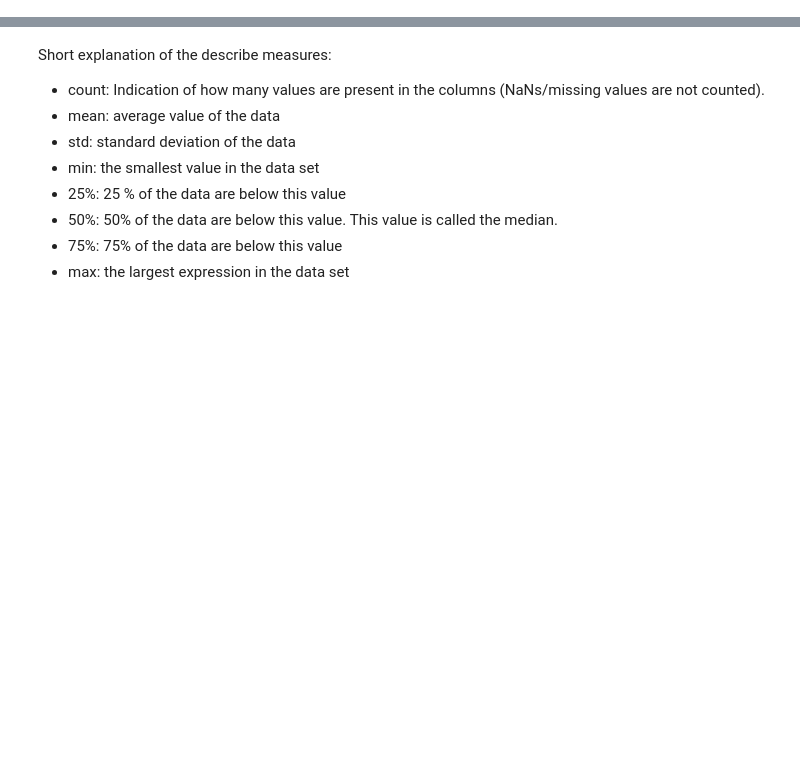
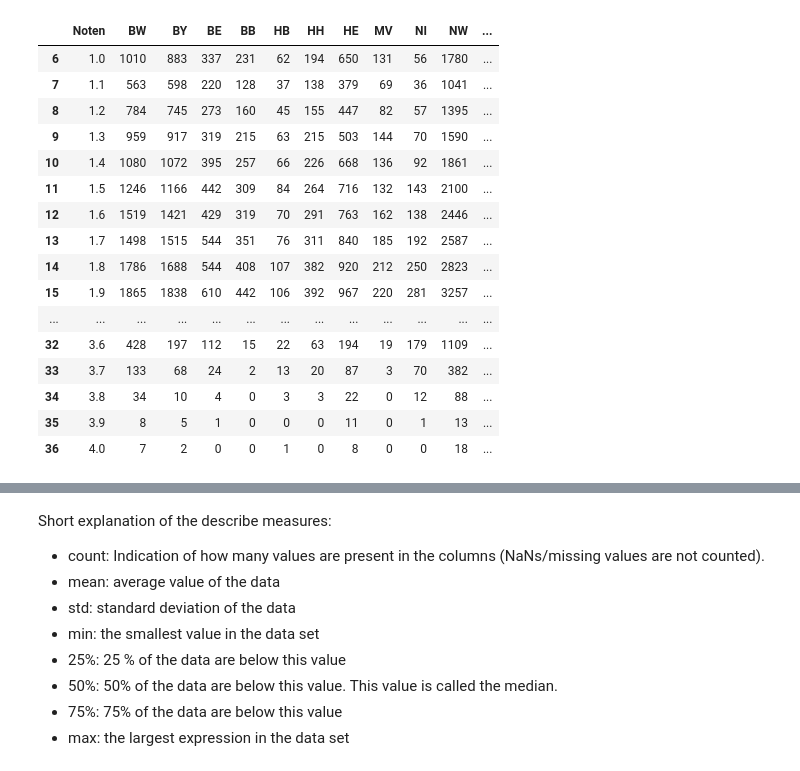
Before and after one commit to Stargazer-ger/capstone_project_hh_23_1, a Jupyter notebook: eda_capstone_grades.ipynb, the cells around one changed output, grey strips where cells are left out. Cells and saved outputs as stored; diff of their text form; code cells hidden in the pictures; blank space fills up the shorter version.

```diff
--- a/eda_capstone_grades.ipynb
+++ b/eda_capstone_grades.ipynb
@@ -63,3 +12,23 @@ noten_2022 = add_year.add_year(noten_2022, 'year', 2022)
+# %%
+noten_2020
+# %% [output]
+|  | Noten | BW | BY | BE | BB | HB | HH | HE | MV | NI | NW | ... |
+| 6 | 1.0 | 1010 | 883 | 337 | 231 | 62 | 194 | 650 | 131 | 56 | 1780 | ... |
+| 7 | 1.1 | 563 | 598 | 220 | 128 | 37 | 138 | 379 | 69 | 36 | 1041 | ... |
+| 8 | 1.2 | 784 | 745 | 273 | 160 | 45 | 155 | 447 | 82 | 57 | 1395 | ... |
+| 9 | 1.3 | 959 | 917 | 319 | 215 | 63 | 215 | 503 | 144 | 70 | 1590 | ... |
+| 10 | 1.4 | 1080 | 1072 | 395 | 257 | 66 | 226 | 668 | 136 | 92 | 1861 | ... |
+| 11 | 1.5 | 1246 | 1166 | 442 | 309 | 84 | 264 | 716 | 132 | 143 | 2100 | ... |
+| 12 | 1.6 | 1519 | 1421 | 429 | 319 | 70 | 291 | 763 | 162 | 138 | 2446 | ... |
+| 13 | 1.7 | 1498 | 1515 | 544 | 351 | 76 | 311 | 840 | 185 | 192 | 2587 | ... |
+| 14 | 1.8 | 1786 | 1688 | 544 | 408 | 107 | 382 | 920 | 212 | 250 | 2823 | ... |
+| 15 | 1.9 | 1865 | 1838 | 610 | 442 | 106 | 392 | 967 | 220 | 281 | 3257 | ... |
+| ... | ... | ... | ... | ... | ... | ... | ... | ... | ... | ... | ... | ... |
+| 32 | 3.6 | 428 | 197 | 112 | 15 | 22 | 63 | 194 | 19 | 179 | 1109 | ... |
+| 33 | 3.7 | 133 | 68 | 24 | 2 | 13 | 20 | 87 | 3 | 70 | 382 | ... |
+| 34 | 3.8 | 34 | 10 | 4 | 0 | 3 | 3 | 22 | 0 | 12 | 88 | ... |
+| 35 | 3.9 | 8 | 5 | 1 | 0 | 0 | 0 | 11 | 0 | 1 | 13 | ... |
+| 36 | 4.0 | 7 | 2 | 0 | 0 | 1 | 0 | 8 | 0 | 0 | 18 | ... |
 # %%
 noten_2020 = noten_2020.T
 # %%
```
Also changed, not shown: parts of 5 cells of this notebook, 2 other files.
